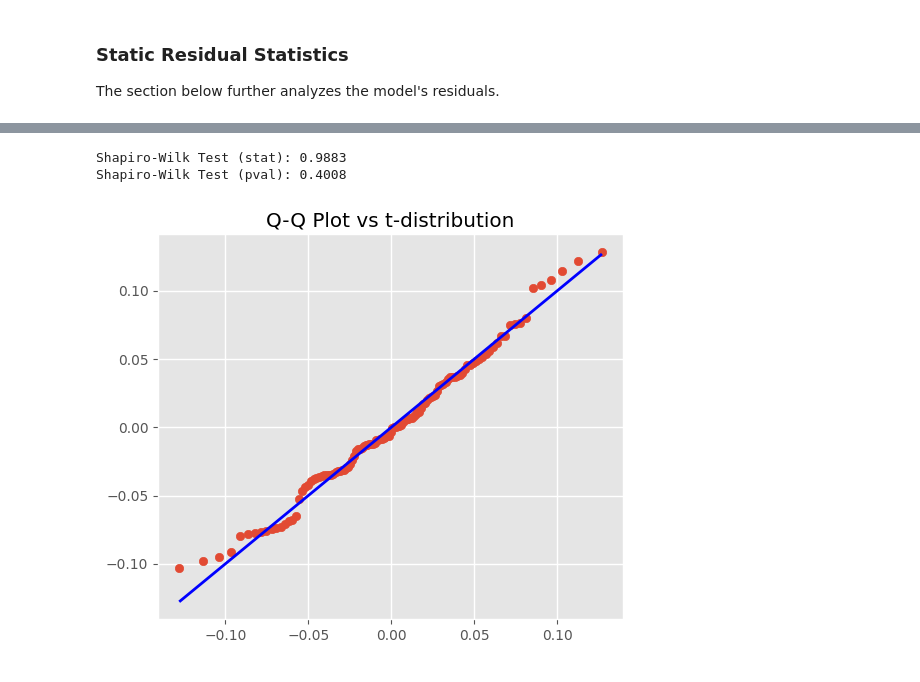
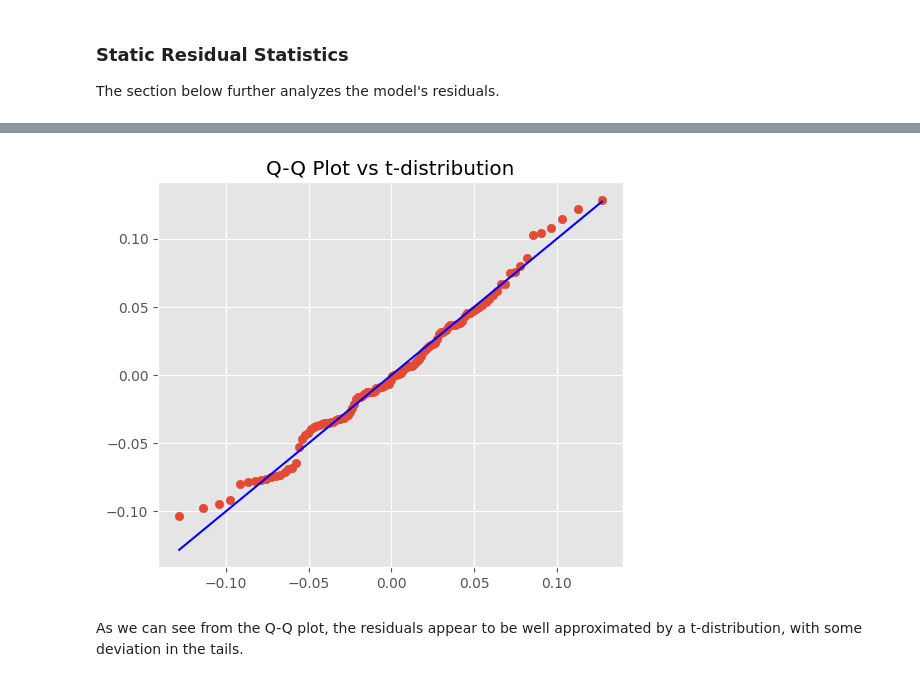
Before and after one commit to tzabcoder/QuantitativeFinance, a Jupyter notebook: Regression/index_model.ipynb, the cells around one changed output, grey strips where cells are left out. Cells and saved outputs as stored; diff of their text form; code cells hidden in the pictures.

```diff
--- a/Regression/index_model.ipynb
+++ b/Regression/index_model.ipynb
@@ -139,20 +144,15 @@ Residual Kurtosis:      0.2092
 # %%
-# Shapiro-Wilk test
-shapiro_test = st.shapiro(results.resid)
-print(f"Shapiro-Wilk Test (stat): {shapiro_test[0]:.4f}")
-print(f"Shapiro-Wilk Test (pval): {shapiro_test[1]:.4f}")
-
 # Q-Q plot of residuals (t-distribution)
 df, loc, scale = st.t.fit(results.resid)
 theoretical_q = st.t.ppf(np.linspace(0.01, 0.99, len(results.resid)), df, loc, scale)
 sample_q = np.quantile(results.resid, np.linspace(0.01, 0.99, len(results.resid)))
 
 plt.figure(figsize=(6, 5))
 plt.plot(theoretical_q, theoretical_q, color='blue')  # 45 deg reference line
 plt.scatter(theoretical_q, sample_q)
 plt.title(f"Q-Q Plot vs t-distribution")
 plt.show()
 # %% [output]
-Shapiro-Wilk Test (stat): 0.9883
-Shapiro-Wilk Test (pval): 0.4008
-[figure, old version]
+[figure, new version]
+# %% [markdown]
+As we can see from the Q-Q plot, the residuals appear to be well approximated by a t-distribution, with some deviation in the tails.
```
Also changed, not shown: parts of 5 cells of this notebook.
